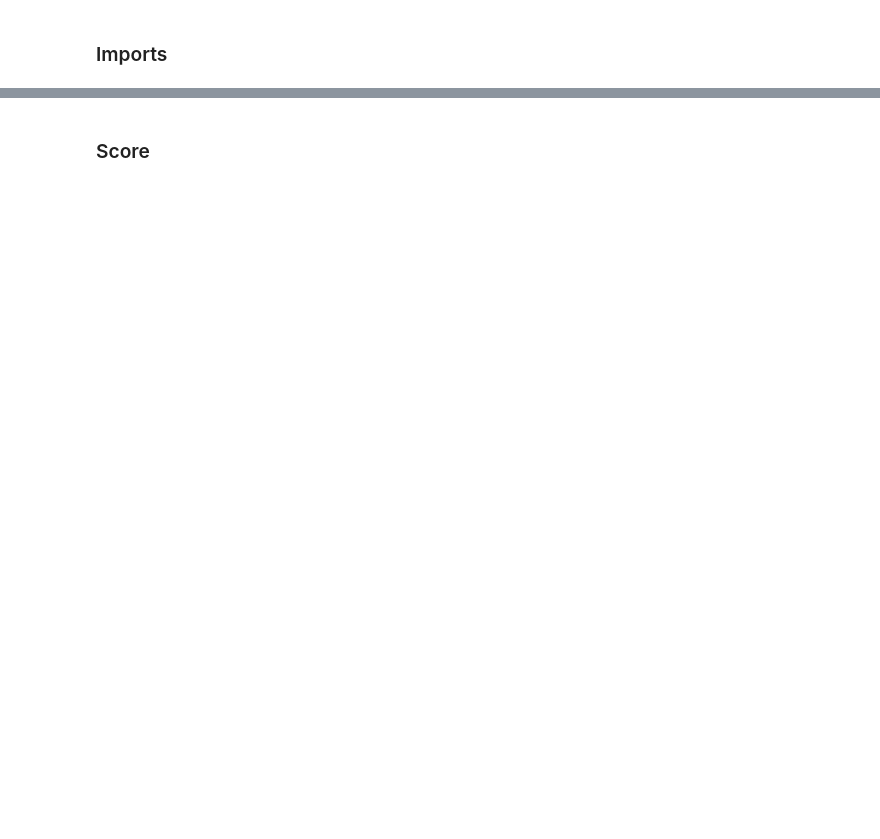
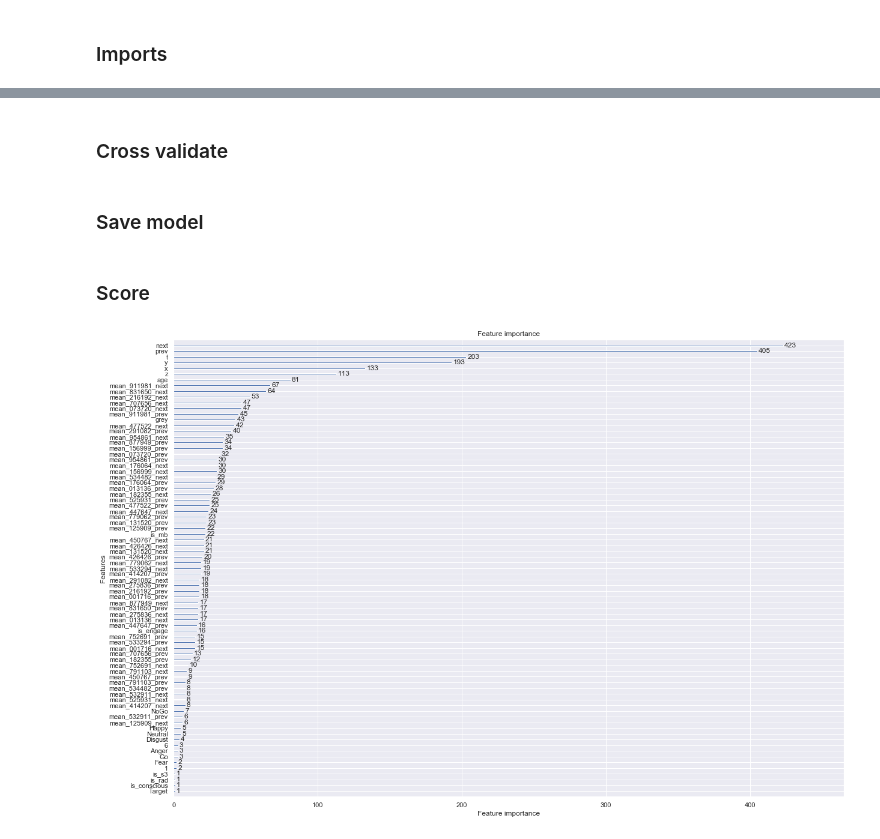
Before and after one commit to pstetz/slowmo, a Jupyter notebook: src/sklearn.ipynb, the cells around one changed output, grey strips where cells are left out. Saved outputs shown, nothing was run; the diff lists cells and outputs as text; code cells hidden in the pictures; blank space fills up the shorter version.

```diff
--- a/src/sklearn.ipynb
+++ b/src/sklearn.ipynb
@@ -54,0 +115,2 @@ RandomForestRegressor(bootstrap=True, criterion='mse', max_depth=None,
+# %% [markdown]
+### Cross validate
@@ -54,0 +131,2 @@ RandomForestRegressor(bootstrap=True, criterion='mse', max_depth=None,
+# %% [markdown]
+### Save model
@@ -55,3 +137,8 @@ RandomForestRegressor(bootstrap=True, criterion='mse', max_depth=None,
 # %% [markdown]
 ### Score
+# %%
+fig, ax = plt.subplots(figsize=(20, 14))
+lgb.plot_importance(model, ax=ax);
+# %% [output]
+[figure, added]
 # %%
```
Also changed, not shown: parts of 17 cells of this notebook.
